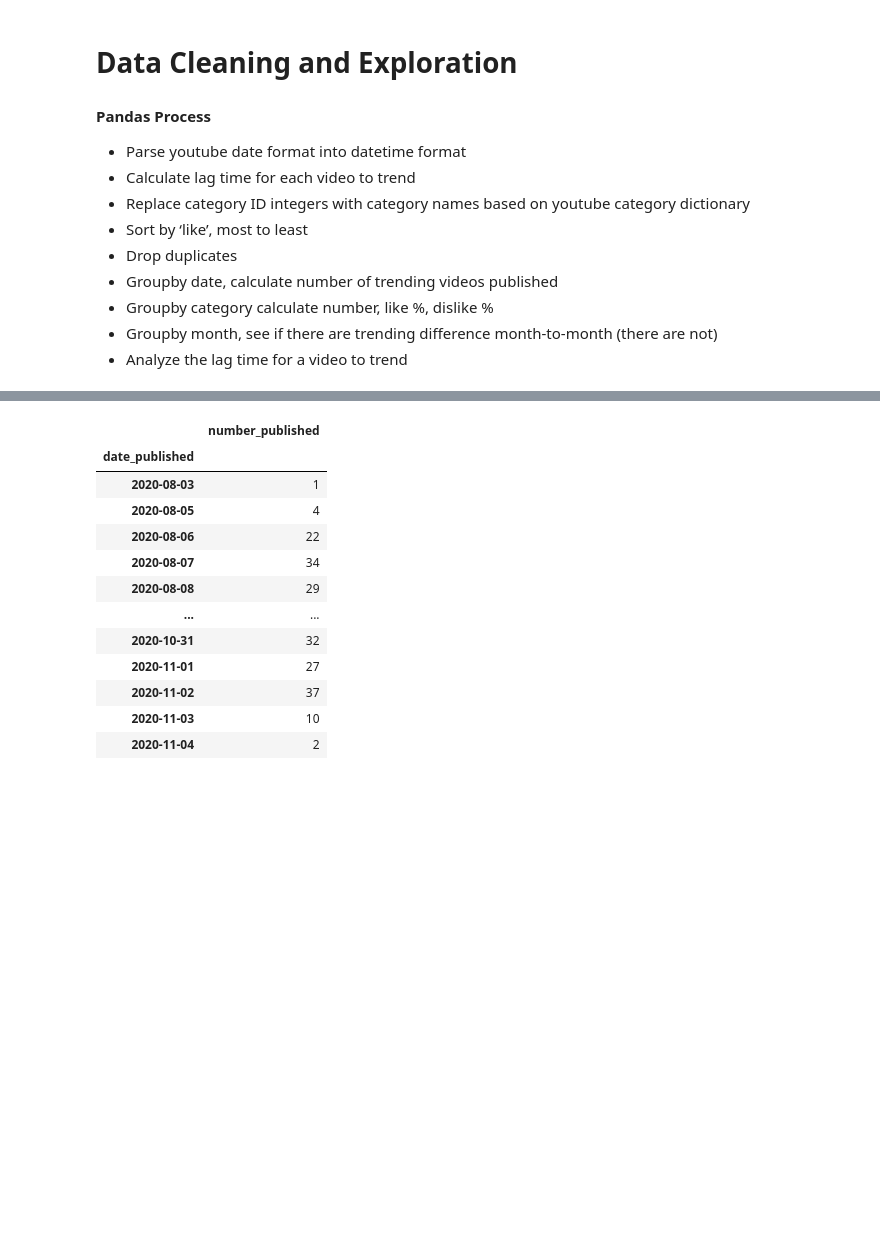
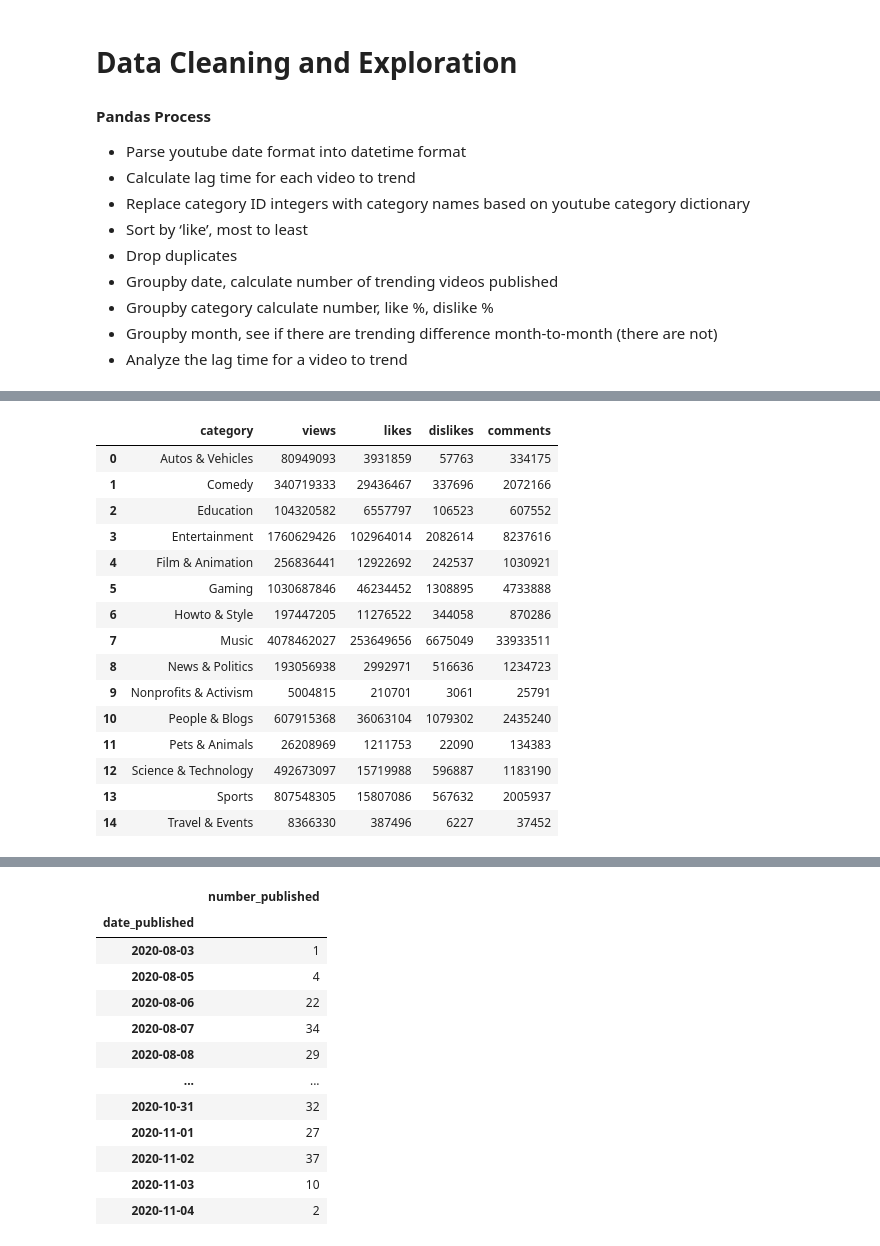
Before and after one commit to simon2383/Project-1, a Jupyter notebook: YouTube_Trend_Analysis .ipynb, the cells around one changed output, grey strips where cells are left out. Saved outputs shown, nothing was run; the diff lists cells and outputs as text; code cells hidden in the pictures; blank space fills up the shorter version.

```diff
--- a/YouTube_Trend_Analysis .ipynb
+++ b/YouTube_Trend_Analysis .ipynb
@@ -102,3 +147,24 @@ youtube_data.head()
 | 11764 | BLACKPINK | BLACKPINK – ‘Lovesick Girls’ M/V | Music | 140685439 | 9217876 | 127308 | 1507605 | 2020-10-02 | 2020-10-09 | ... |
 | 2762 | Big Hit Labels | BTS (방탄소년단) 'Dynamite' Official T... | Music | 62496726 | 6178664 | 158845 | 992356 | 2020-08-18 | 2020-08-25 | ... |
 | 3992 | Big Hit Labels | BTS (방탄소년단) 'Dynamite' Official M... | Music | 45596902 | 5951286 | 97683 | 382374 | 2020-08-24 | 2020-08-31 | ... |
+# %%
+youtube_data_by_cat = youtube_data.groupby(['category']).sum()
+youtube_data_by_cat.reset_index(inplace=True)
+youtube_data_by_cat
+# %% [output]
+|  | category | views | likes | dislikes | comments |
+| 0 | Autos & Vehicles | 80949093 | 3931859 | 57763 | 334175 |
+| 1 | Comedy | 340719333 | 29436467 | 337696 | 2072166 |
+| 2 | Education | 104320582 | 6557797 | 106523 | 607552 |
+| 3 | Entertainment | 1760629426 | 102964014 | 2082614 | 8237616 |
+| 4 | Film & Animation | 256836441 | 12922692 | 242537 | 1030921 |
+| 5 | Gaming | 1030687846 | 46234452 | 1308895 | 4733888 |
+| 6 | Howto & Style | 197447205 | 11276522 | 344058 | 870286 |
+| 7 | Music | 4078462027 | 253649656 | 6675049 | 33933511 |
+| 8 | News & Politics | 193056938 | 2992971 | 516636 | 1234723 |
+| 9 | Nonprofits & Activism | 5004815 | 210701 | 3061 | 25791 |
+| 10 | People & Blogs | 607915368 | 36063104 | 1079302 | 2435240 |
+| 11 | Pets & Animals | 26208969 | 1211753 | 22090 | 134383 |
+| 12 | Science & Technology | 492673097 | 15719988 | 596887 | 1183190 |
+| 13 | Sports | 807548305 | 15807086 | 567632 | 2005937 |
+| 14 | Travel & Events | 8366330 | 387496 | 6227 | 37452 |
```
Also changed, not shown: parts of 6 cells of this notebook.
